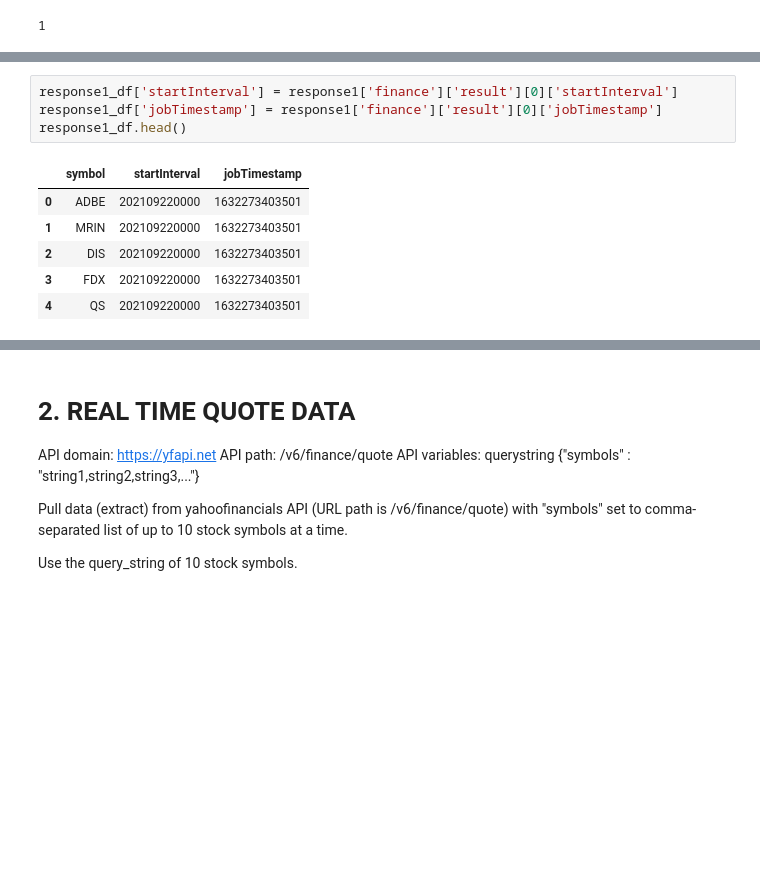
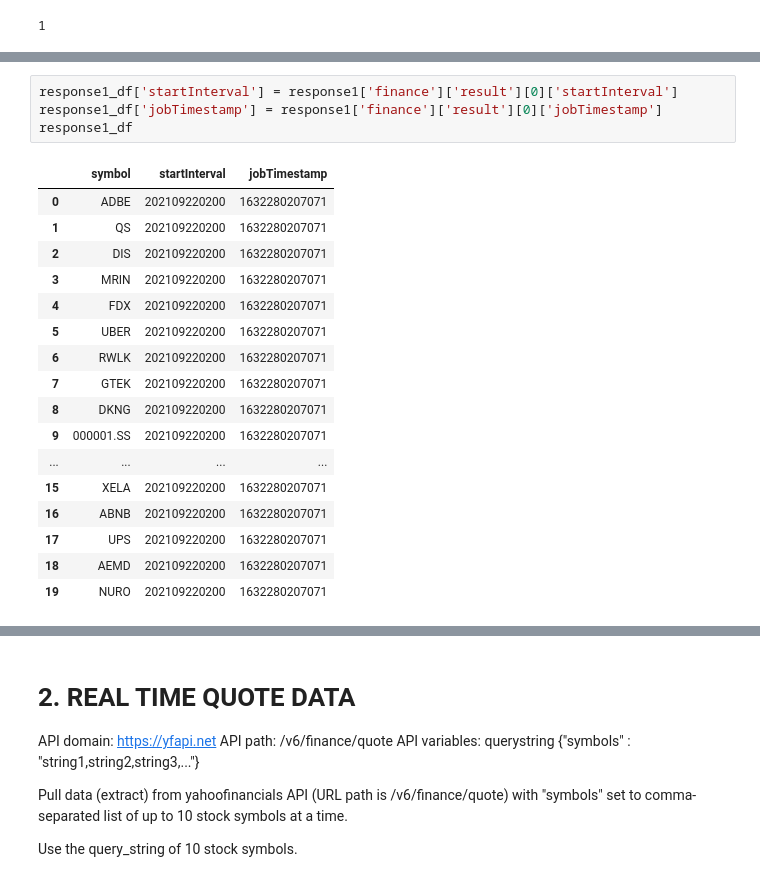
Before and after one commit to V-Villagomez/ETL-Stock-Trends, a Jupyter notebook: Notebooks/project2_yahoofinanceapi_yahoo_fin.ipynb, the cells around one changed output, grey strips where cells are left out. Cells and saved outputs as stored; diff of their text form; blank space fills up the shorter version.

Commit message:
Fixes to updated dataframe layout

```diff
--- a/Notebooks/project2_yahoofinanceapi_yahoo_fin.ipynb
+++ b/Notebooks/project2_yahoofinanceapi_yahoo_fin.ipynb
@@ -97,14 +97,25 @@ response1_df.head()
 # %%
 response1_df['startInterval'] = response1['finance']['result'][0]['startInterval']
 response1_df['jobTimestamp'] = response1['finance']['result'][0]['jobTimestamp']
-response1_df.head()
+response1_df
 # %% [output]
 |  | symbol | startInterval | jobTimestamp |
-| 0 | ADBE | 202109220000 | 1632273403501 |
-| 1 | MRIN | 202109220000 | 1632273403501 |
-| 2 | DIS | 202109220000 | 1632273403501 |
-| 3 | FDX | 202109220000 | 1632273403501 |
-| 4 | QS | 202109220000 | 1632273403501 |
+| 0 | ADBE | 202109220200 | 1632280207071 |
+| 1 | QS | 202109220200 | 1632280207071 |
+| 2 | DIS | 202109220200 | 1632280207071 |
+| 3 | MRIN | 202109220200 | 1632280207071 |
+| 4 | FDX | 202109220200 | 1632280207071 |
+| 5 | UBER | 202109220200 | 1632280207071 |
+| 6 | RWLK | 202109220200 | 1632280207071 |
+| 7 | GTEK | 202109220200 | 1632280207071 |
+| 8 | DKNG | 202109220200 | 1632280207071 |
+| 9 | 000001.SS | 202109220200 | 1632280207071 |
+| ... | ... | ... | ... |
+| 15 | XELA | 202109220200 | 1632280207071 |
+| 16 | ABNB | 202109220200 | 1632280207071 |
+| 17 | UPS | 202109220200 | 1632280207071 |
+| 18 | AEMD | 202109220200 | 1632280207071 |
+| 19 | NURO | 202109220200 | 1632280207071 |
 # %%
 # Extraction of the timestamp, startInterval
 from datetime import datetime
```
Also changed, not shown: parts of 11 cells of this notebook.
